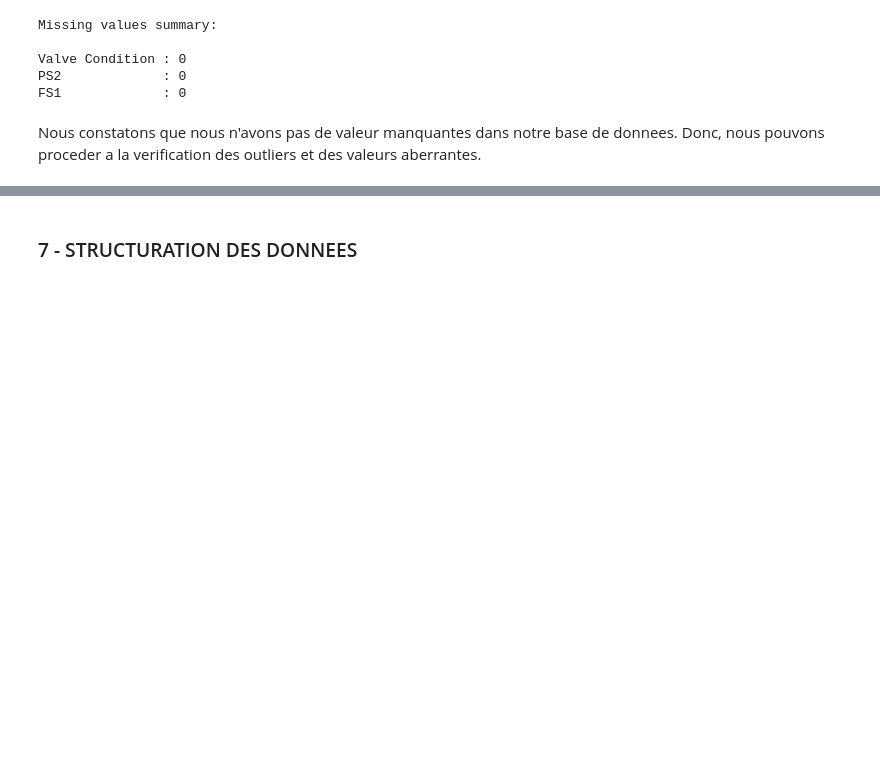
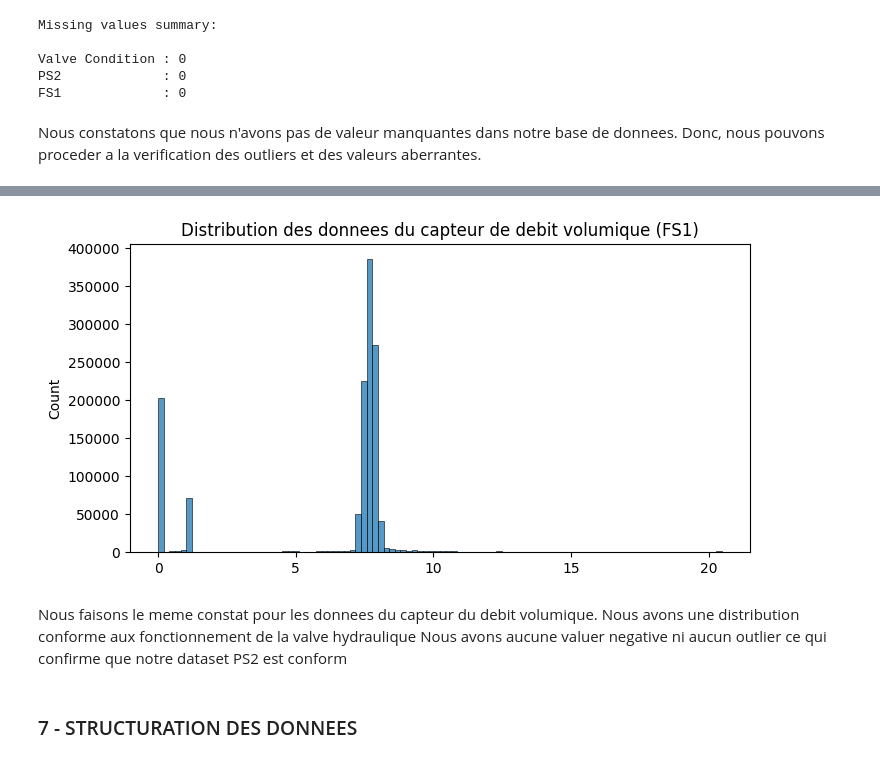
Before and after one commit to alex-05-20/ML_Project, a Jupyter notebook: project_ml.ipynb, the cells around one changed output, grey strips where cells are left out. Drawn from its saved outputs; the diff is of its cells as text; code cells hidden in the pictures; blank space fills up the shorter version.

```diff
--- a/project_ml.ipynb
+++ b/project_ml.ipynb
@@ -121,3 +152,14 @@ Nous constatons que nous n'avons pas de valeur manquantes dans notre base de don
+# %%
+# Distribution des donnees du debit volumique
+plt.figure(figsize=(8, 4))
+sns.histplot(fs1.select_dtypes(include='number').values.flatten(), bins=100)
+plt.title("Distribution des donnees du capteur de debit volumique (FS1)")
+plt.show()
+# %% [output]
+[figure, added]
+# %% [markdown]
+Nous faisons le meme constat pour les donnees du capteur du debit volumique. Nous avons une distribution conforme aux fonctionnement de la valve hydraulique
+Nous avons aucune valuer negative ni aucun outlier ce qui confirme que notre dataset PS2 est conform
 # %% [markdown]
 ### 7 - STRUCTURATION DES DONNEES
 # %% [markdown]
```
Also changed, not shown: parts of 5 cells of this notebook.
